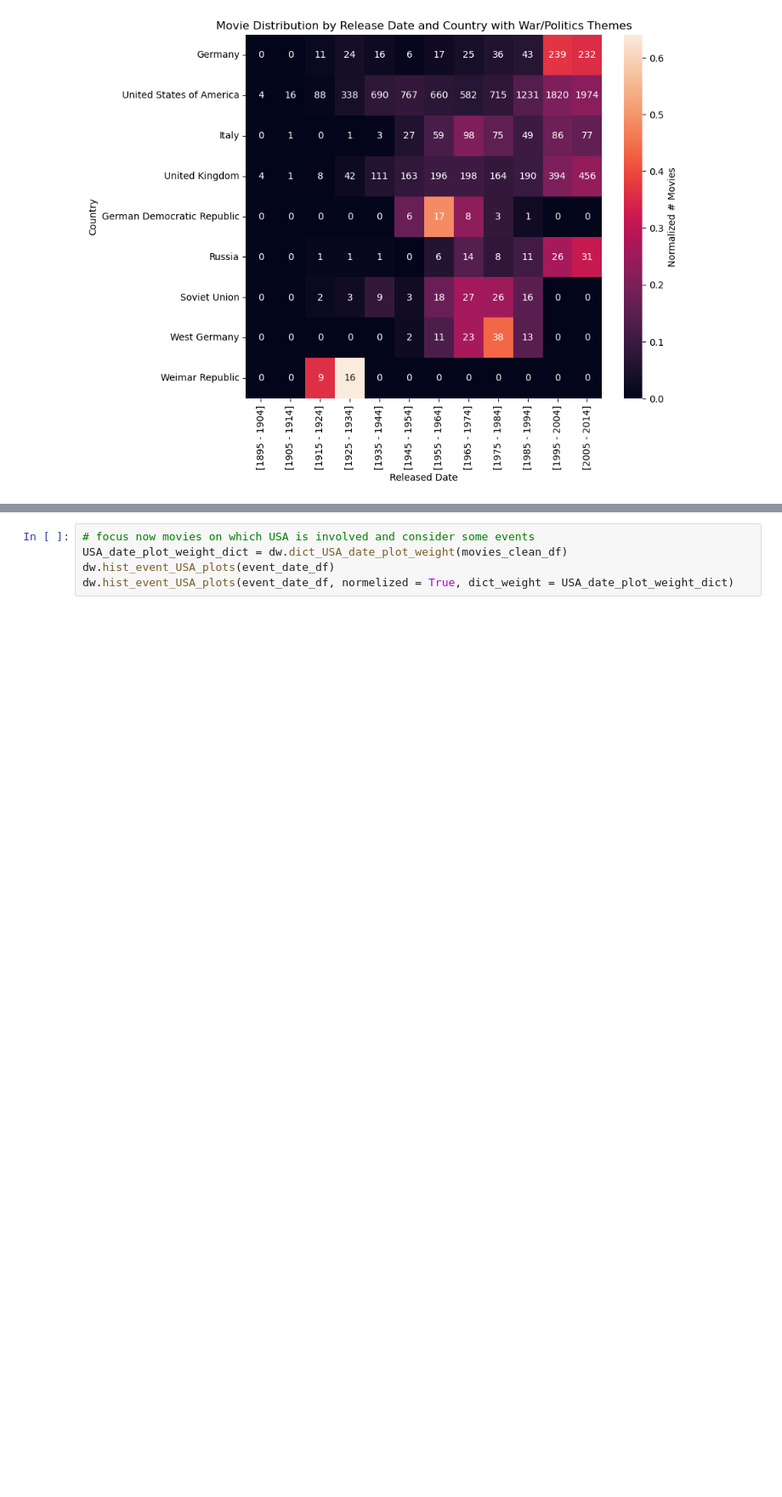
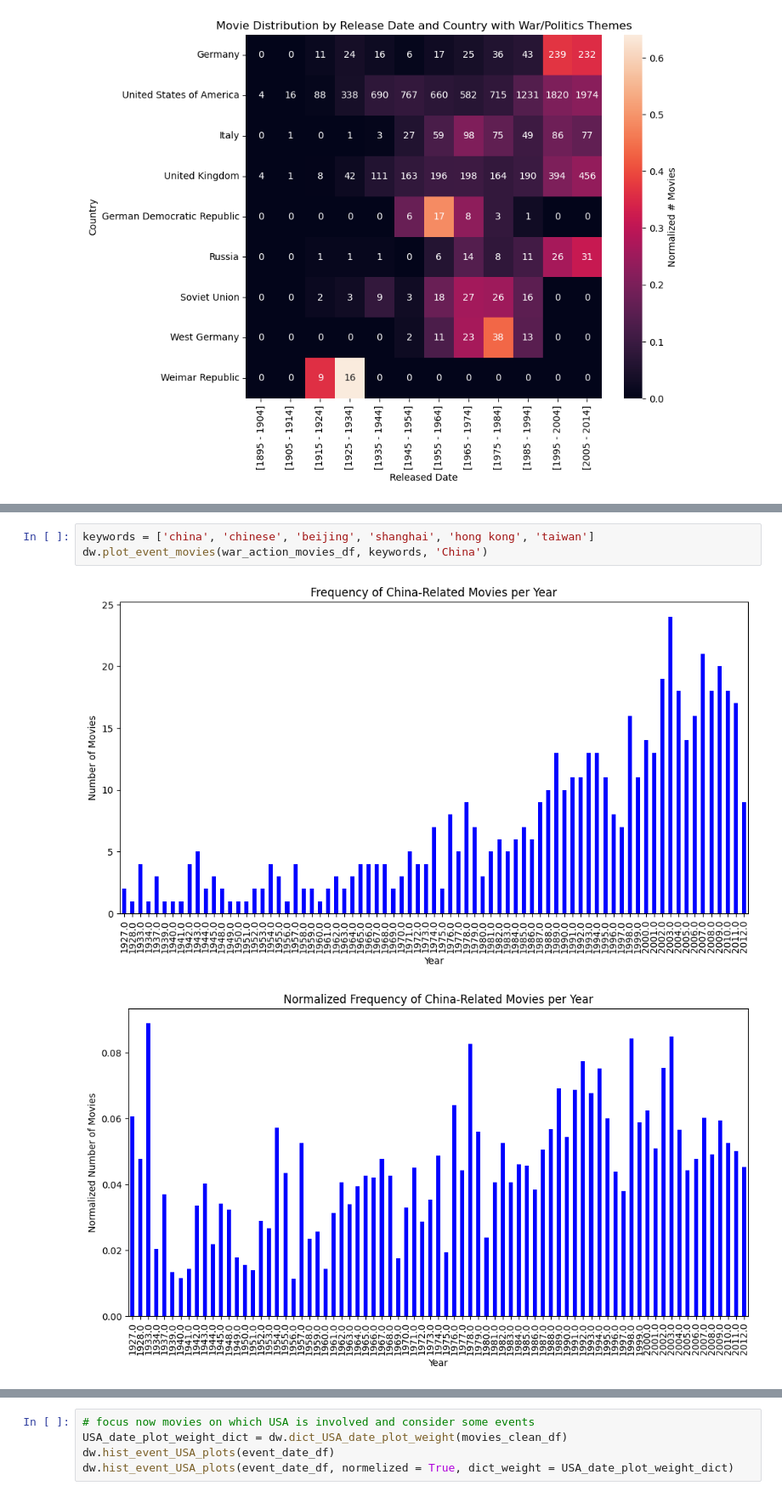
Before and after one commit to epfl-ada/ada-2024-project-spaghettisolution, a Jupyter notebook: results.ipynb, the cells around one changed output, grey strips where cells are left out. Shown at 85% size. Drawn from its saved outputs; the diff is of its cells as text; blank space fills up the shorter version.

```diff
--- a/results.ipynb
+++ b/results.ipynb
@@ -408,0 +456,6 @@ dw.plot_gen_event_date_country_heatmap(gen_event_date_country_df)
+# %%
+keywords = ['china', 'chinese', 'beijing', 'shanghai', 'hong kong', 'taiwan']
+dw.plot_event_movies(war_action_movies_df, keywords, 'China')
+# %% [output]
+[figure, added]
+[figure, added]
```
Also changed, not shown: parts of 30 cells of this notebook, 2 other files.
